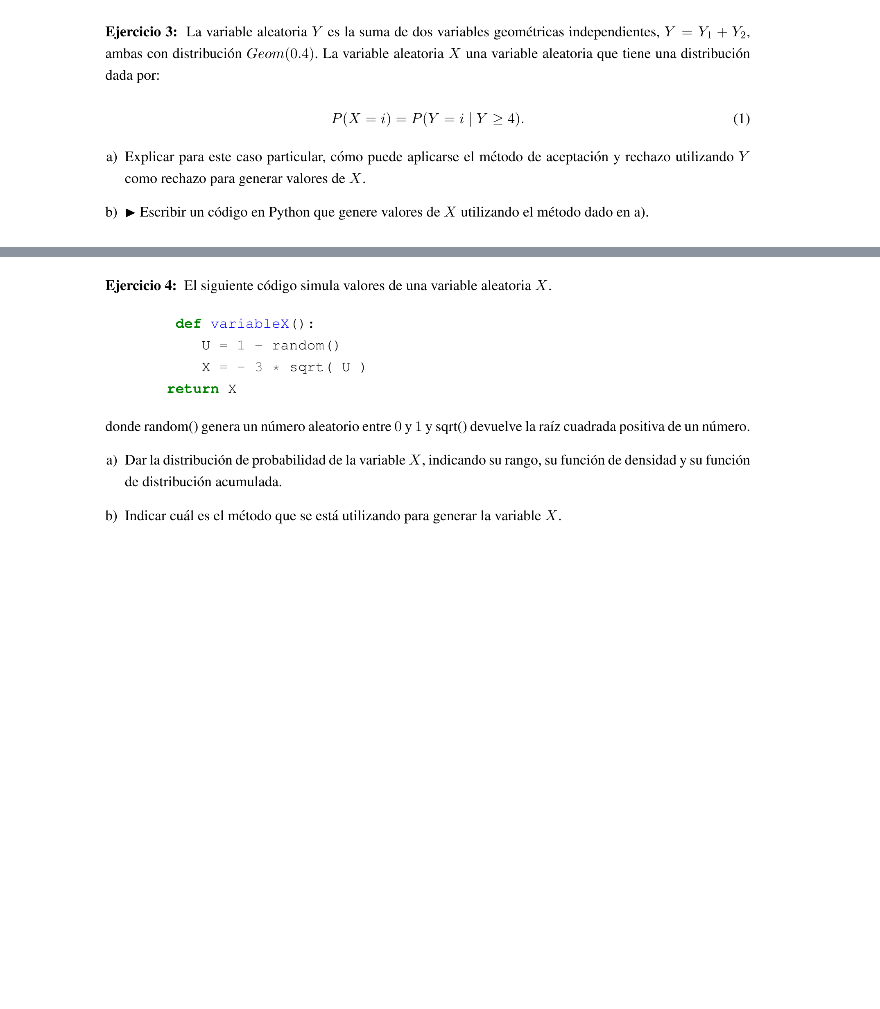
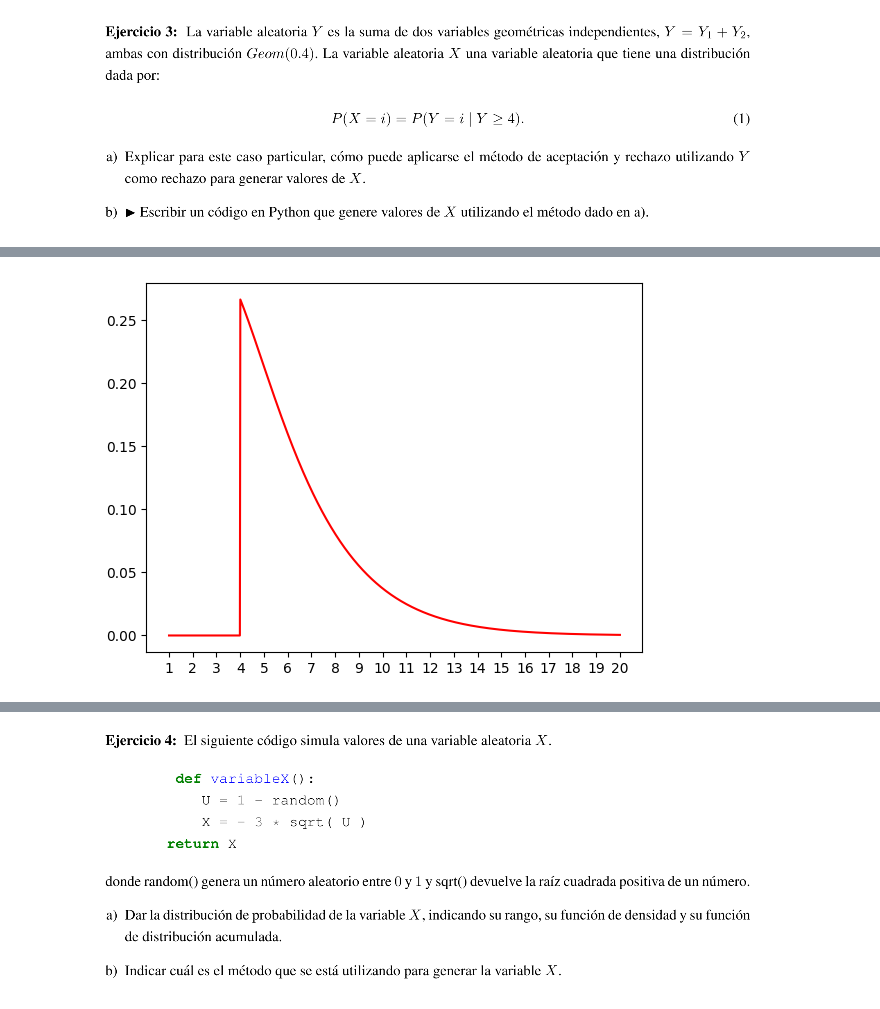
Before and after one commit to vmatiasw/modelos_y_simulacion, a Jupyter notebook: Parcial_2_2023_06_22.ipynb, the cells around one changed output, grey strips where cells are left out. Drawn from its saved outputs; the diff is of its cells as text; code cells hidden in the pictures; blank space fills up the shorter version.

```diff
--- a/Parcial_2_2023_06_22.ipynb
+++ b/Parcial_2_2023_06_22.ipynb
@@ -116,0 +149,11 @@ plt.show()
+# %%
+def f_x(x):
+  return (0.6**(x-2) * 0.16 * (x-1)) / 0.648 if x>=4 else 0
+
+dom = np.linspace(1,20,1000)
+f_x_y = [f_x(x) for x in dom]
+sns.lineplot(x=dom, y=f_x_y, color='red')
+plt.xticks(np.arange(1,21,1))
+plt.show()
+# %% [output]
+[figure, added]
```
Also changed, not shown: parts of 9 cells of this notebook.
